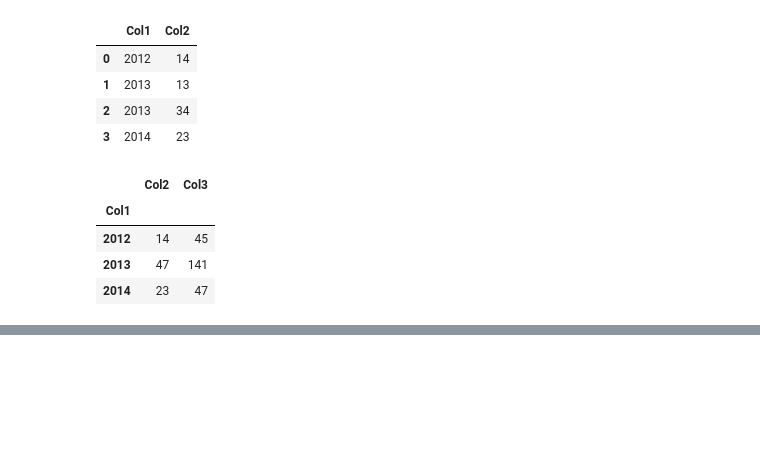
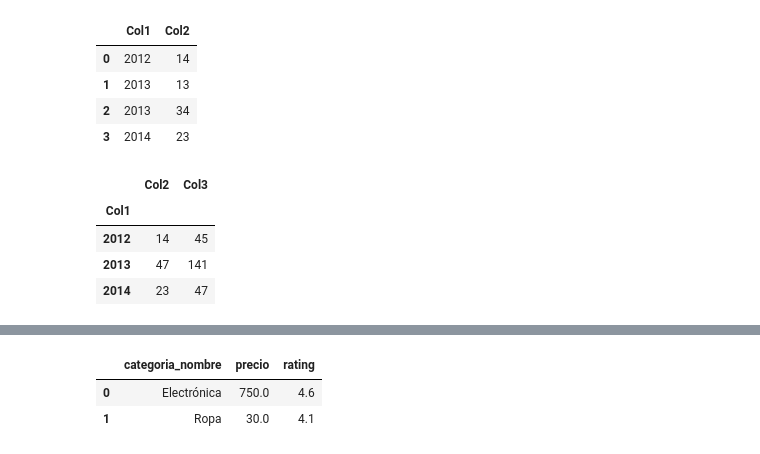
Before and after one commit to antoniosql/Intro-Python, a Jupyter notebook: Notebooks/02_01_Repaso Basico Pandas.ipynb, the cells around one changed output, grey strips where cells are left out. Drawn from its saved outputs; the diff is of its cells as text; code cells hidden in the pictures; blank space fills up the shorter version.

```diff
--- a/Notebooks/02_01_Repaso Basico Pandas.ipynb
+++ b/Notebooks/02_01_Repaso Basico Pandas.ipynb
@@ -248,0 +278,7 @@ df
+# %%
+datos_categorias = df.groupby('categoria_nombre').agg({'precio':'mean', 'rating':'mean'}).reset_index()
+datos_categorias
+# %% [output]
+|  | categoria_nombre | precio | rating |
+| 0 | Electrónica | 750.0 | 4.6 |
+| 1 | Ropa | 30.0 | 4.1 |
```
Also changed, not shown: parts of 2 cells of this notebook.
